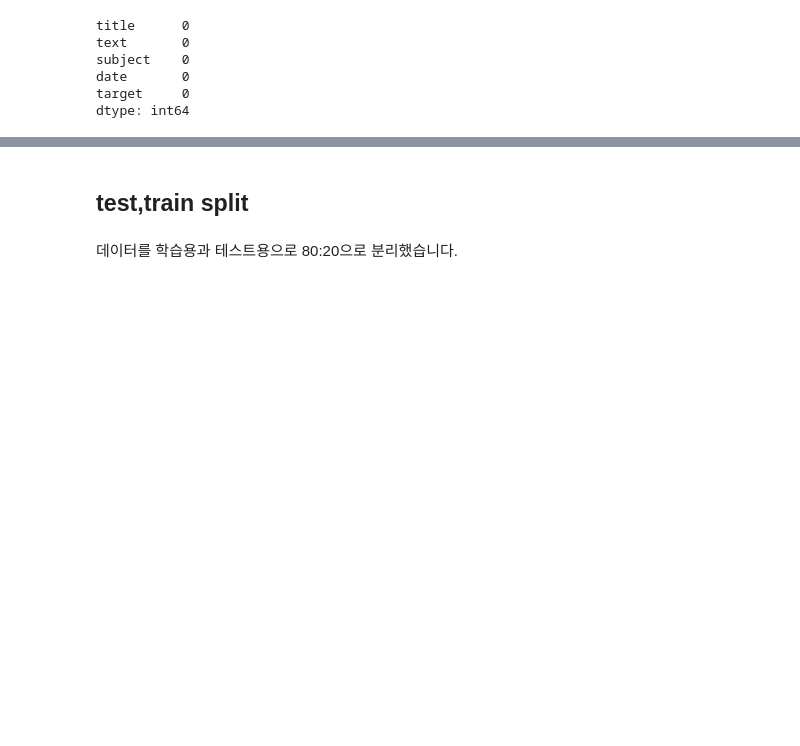
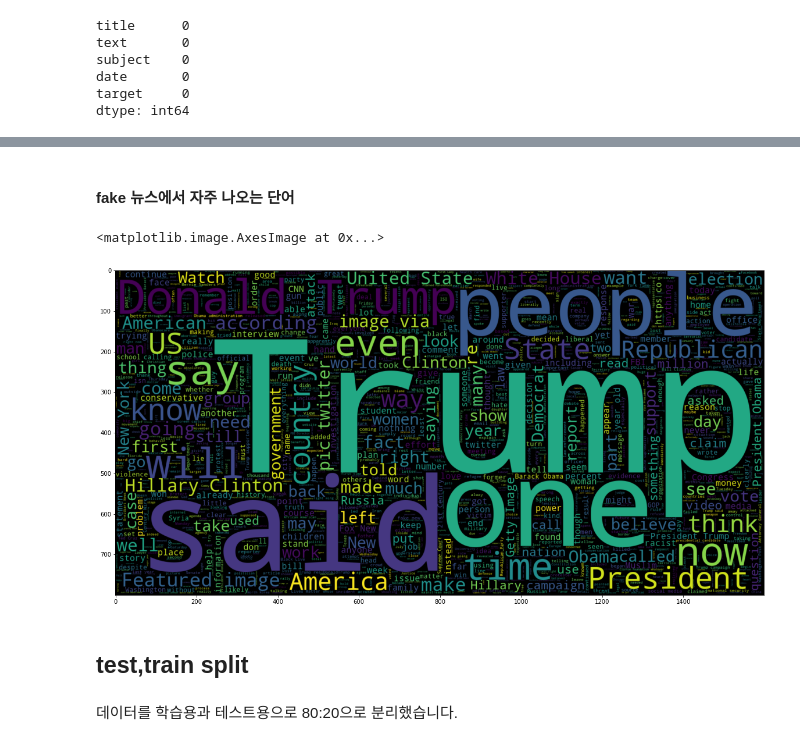
Before and after one commit to sesame86/News-Data-Classification-Analysis, a Jupyter notebook: [빅데이터] 뉴스데이터 여러가지 예측 분류.ipynb, the cells around one changed output, grey strips where cells are left out. Drawn from its saved outputs; the diff is of its cells as text; code cells hidden in the pictures; blank space fills up the shorter version.

```diff
--- a/[빅데이터] 뉴스데이터 여러가지 예측 분류.ipynb
+++ b/[빅데이터] 뉴스데이터 여러가지 예측 분류.ipynb
@@ -148,3 +150,15 @@ plt.imshow(wc , interpolation = 'bilinear')
+# %% [markdown]
+#### fake 뉴스에서 자주 나오는 단어
+# %%
+from wordcloud import WordCloud,STOPWORDS
+import matplotlib.pyplot as plt
+
+plt.figure(figsize = (20,20))
+wc = WordCloud(max_words = 2000 , width = 1600 , height = 800 , stopwords = STOPWORDS).generate(" ".join(news[news.target == 0].text))
+plt.imshow(wc , interpolation = 'bilinear')
+# %% [output]
+<matplotlib.image.AxesImage at 0x...>
+[figure, added]
 # %% [markdown]
 ## test,train split
 # %% [markdown]
```
Also changed, not shown: parts of 9 cells of this notebook.
